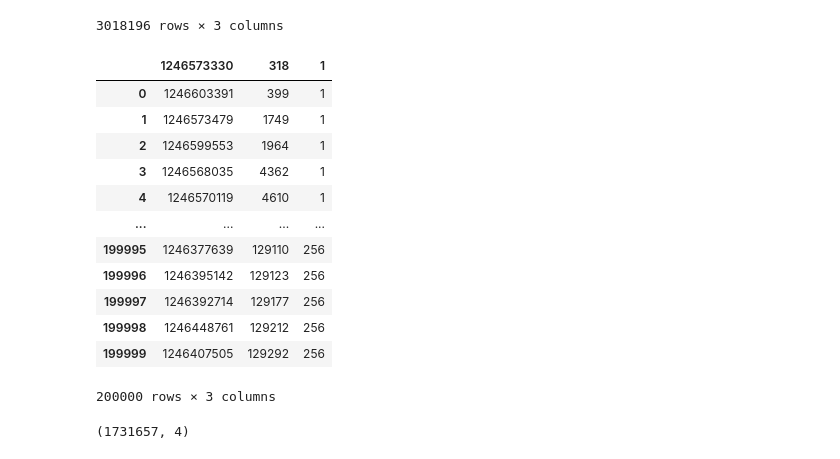
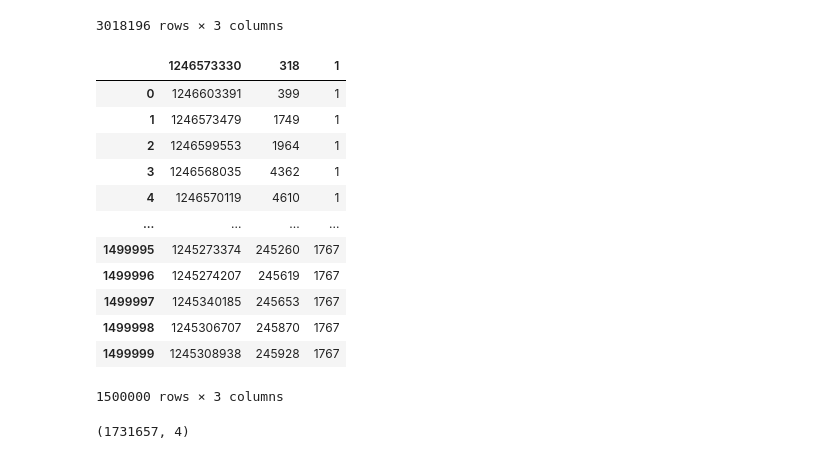
Before and after one commit to Skoyntoyflis/IMINFECTOR, a Jupyter notebook: Data/Digg/healthcare.ipynb, the cells around one changed output. Drawn from its saved outputs; the diff is of its cells as text; code cells hidden in the pictures.

```diff
--- a/Data/Digg/healthcare.ipynb
+++ b/Data/Digg/healthcare.ipynb
@@ -80,25 +80,25 @@ df2
 | 3018195 | 1243922107 | 335802 | 3553 |
 3018196 rows × 3 columns
 # %%
-indexes_to_keep = set(range(df2.shape[0])) - set(range(150000,3018196))
+indexes_to_keep = set(range(df2.shape[0])) - set(range(1500000,3018196))
 
 df_sliced = df2.take(list(indexes_to_keep))
 df_sliced.to_csv('digg_votes1_sliced.csv',index=False,sep=",",header=False, quoting=1)
 df_sliced
 # %% [output]
 |  | 1246573330 | 318 | 1 |
 | 0 | 1246603391 | 399 | 1 |
 | 1 | 1246573479 | 1749 | 1 |
 | 2 | 1246599553 | 1964 | 1 |
 | 3 | 1246568035 | 4362 | 1 |
 | 4 | 1246570119 | 4610 | 1 |
 | ... | ... | ... | ... |
-| 199995 | 1246377639 | 129110 | 256 |
-| 199996 | 1246395142 | 129123 | 256 |
-| 199997 | 1246392714 | 129177 | 256 |
-| 199998 | 1246448761 | 129212 | 256 |
-| 199999 | 1246407505 | 129292 | 256 |
+| 1499995 | 1245273374 | 245260 | 1767 |
+| 1499996 | 1245274207 | 245619 | 1767 |
+| 1499997 | 1245340185 | 245653 | 1767 |
+| 1499998 | 1245306707 | 245870 | 1767 |
+| 1499999 | 1245308938 | 245928 | 1767 |
-200000 rows × 3 columns
+1500000 rows × 3 columns
 # %%
 df1.shape #show dataframe dimensions
 # df2.shape #show dataframe dimensions
```
Also changed, not shown: parts of 1 cell of this notebook, 8 other files.
